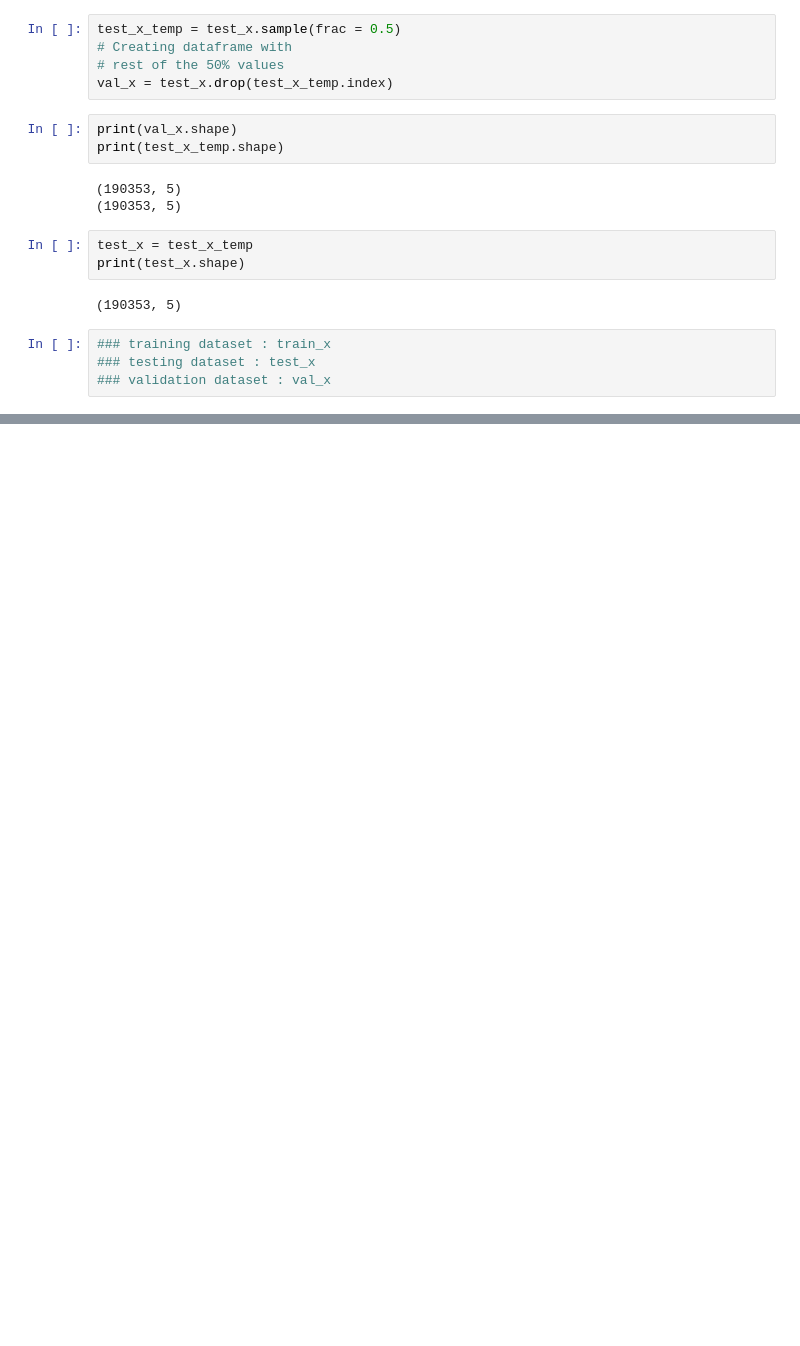
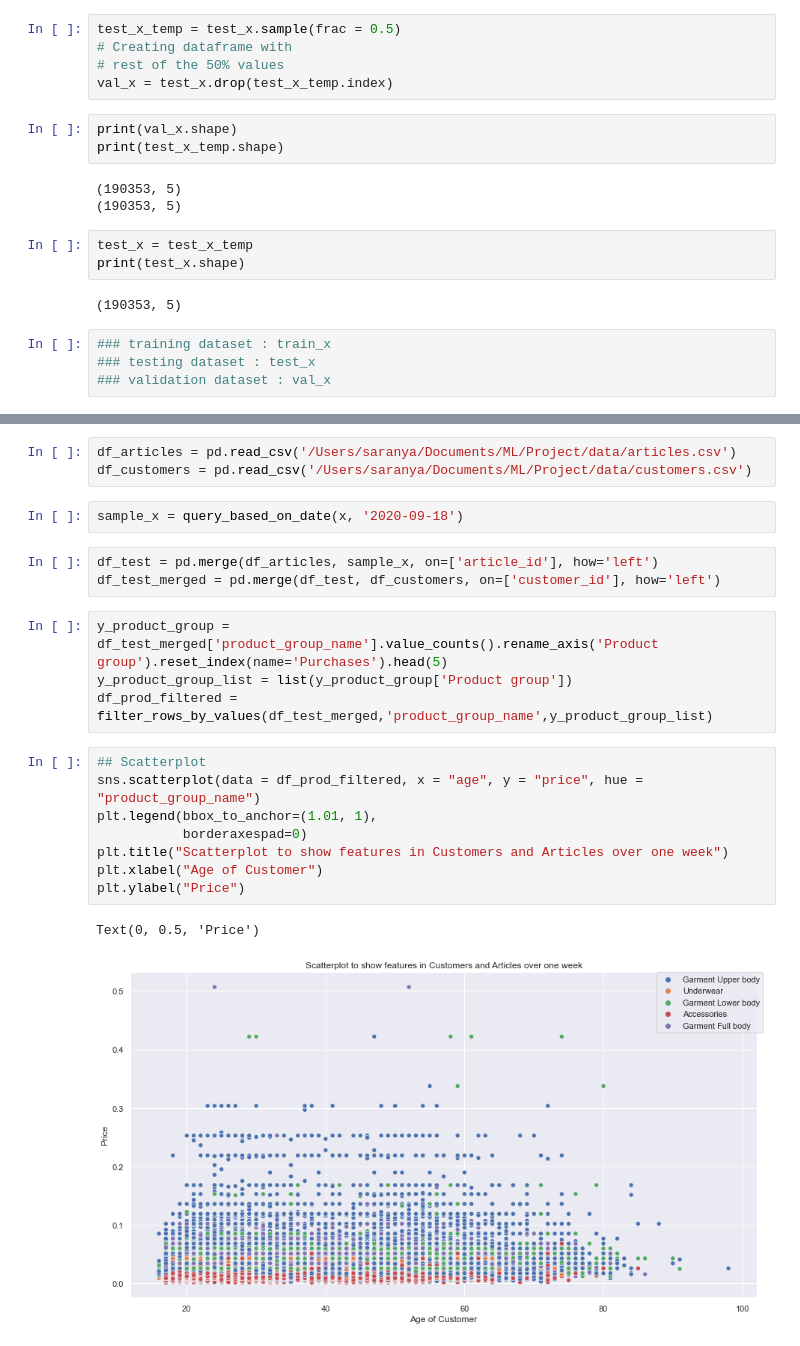
Before and after one commit to AdityaAS/Fashion-Recommendation-using-ML, a Jupyter notebook: data_preprocessed.ipynb, the cells around one changed output, grey strips where cells are left out. Drawn from its saved outputs; the diff is of its cells as text; blank space fills up the shorter version.

Commit message:
adding scatterplot visualization

```diff
--- a/data_preprocessed.ipynb
+++ b/data_preprocessed.ipynb
@@ -177,0 +178,23 @@ g=sns.lineplot(x="Period",y="Purchases",data=y[(y['date'] > '2020-09-08') & (y['
+# %%
+df_articles = pd.read_csv('/Users/saranya/Documents/ML/Project/data/articles.csv')
+df_customers = pd.read_csv('/Users/saranya/Documents/ML/Project/data/customers.csv')
+# %%
+sample_x = query_based_on_date(x, '2020-09-18')
+# %%
+df_test = pd.merge(df_articles, sample_x, on=['article_id'], how='left')
+df_test_merged = pd.merge(df_test, df_customers, on=['customer_id'], how='left')
+# %%
+y_product_group = df_test_merged['product_group_name'].value_counts().rename_axis('Product group').reset_index(name='Purchases').head(5)
+y_product_group_list = list(y_product_group['Product group'])
+df_prod_filtered = filter_rows_by_values(df_test_merged,'product_group_name',y_product_group_list)
+# %%
+## Scatterplot
+sns.scatterplot(data = df_prod_filtered, x = "age", y = "price", hue = "product_group_name")
+plt.legend(bbox_to_anchor=(1.01, 1),
+           borderaxespad=0)
+plt.title("Scatterplot to show features in Customers and Articles over one week")
+plt.xlabel("Age of Customer")
+plt.ylabel("Price")
+# %% [output]
+Text(0, 0.5, 'Price')
+[figure, added]
```
Also changed, not shown: parts of 18 cells of this notebook.
